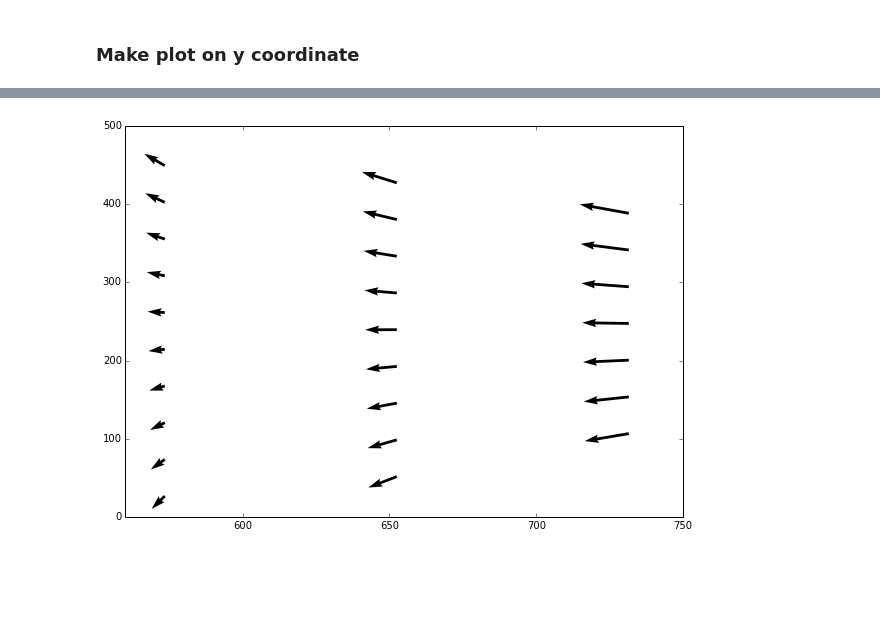
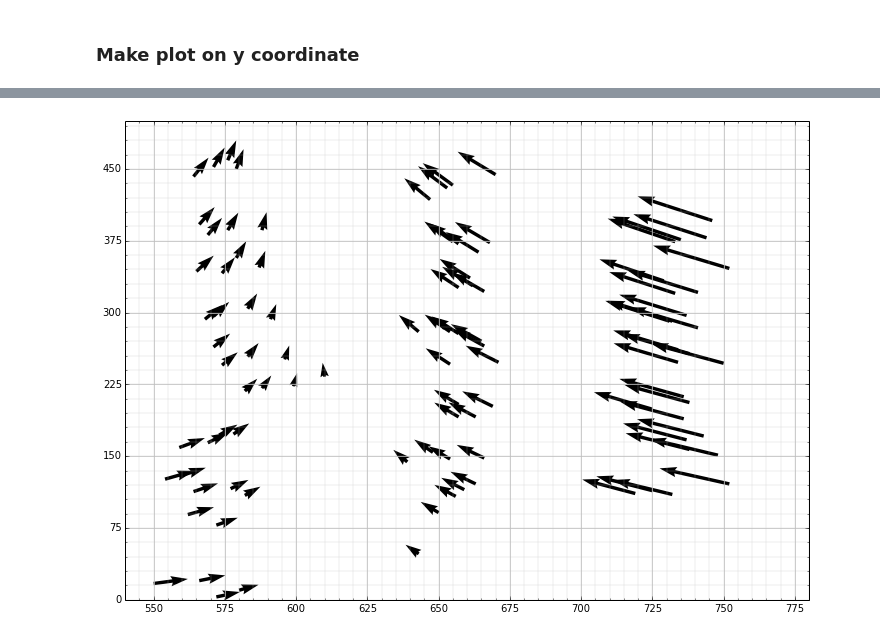
Before and after one commit to Vorte/Level5Project, a Jupyter notebook: notebooks/OffsetModel.ipynb, the cells around one changed output, grey strips where cells are left out. Cells and saved outputs as stored; diff of their text form; code cells hidden in the pictures; blank space fills up the shorter version.

```diff
--- a/notebooks/OffsetModel.ipynb
+++ b/notebooks/OffsetModel.ipynb
@@ -189,19 +162,29 @@ plt.show()
-# %%
-fig = plt.figure(figsize=(10, 7))
-centers.pop("SPACE", None)
-center_locations = zip(*centers.items())[1]
-
-pred_x = regr_x.predict(center_locations)
-pred_y = regr_y.predict(center_locations)
-
-print regr_x.predict(centers["z"])
-print regr_y.predict(centers["z"])
-
-q = plt.quiver(a[0], a[1], pred_x, pred_y, color='black', width = 0.005)
-
-plt.xlim(560, 750)
-plt.ylim(0, 500)
-
-plt.show()
-# %% [output]
-[figure, removed]
+# %%
+fig = plt.figure(figsize=(10, 7))
+centers.pop("SPACE", None)
+center_locations = zip(*centers.items())[1]
+#a = zip(*center_locations)
+
+pred_x = regr_x.predict(points_test)
+pred_y = regr_y.predict(points_test)
+
+#print regr_x.predict(centers["t"])
+#print regr_y.predict(centers["t"])
+
+ax = plt.axes([0.025, 0.025, 0.95, 0.95])
+ax.set_xlim(540, 780)
+ax.set_ylim(0, 500)
+ax.xaxis.set_major_locator(plt.MultipleLocator(25))
+ax.xaxis.set_minor_locator(plt.MultipleLocator(5))
+ax.yaxis.set_major_locator(plt.MultipleLocator(75))
+ax.yaxis.set_minor_locator(plt.MultipleLocator(15))
+ax.grid(which='major', axis='x', linewidth=0.75, linestyle='-', color='0.75')
+ax.grid(which='minor', axis='x', linewidth=0.25, linestyle='-', color='0.75')
+ax.grid(which='major', axis='y', linewidth=0.75, linestyle='-', color='0.75')
+ax.grid(which='minor', axis='y', linewidth=0.25, linestyle='-', color='0.75')
+
+q = plt.quiver(test_unz[0], test_unz[1], pred_x, pred_y, color='black', width = 0.005)
+
+plt.show()
+# %% [output]
+[figure, added]
```
Also changed, not shown: parts of 3 cells of this notebook, 3 other files.
